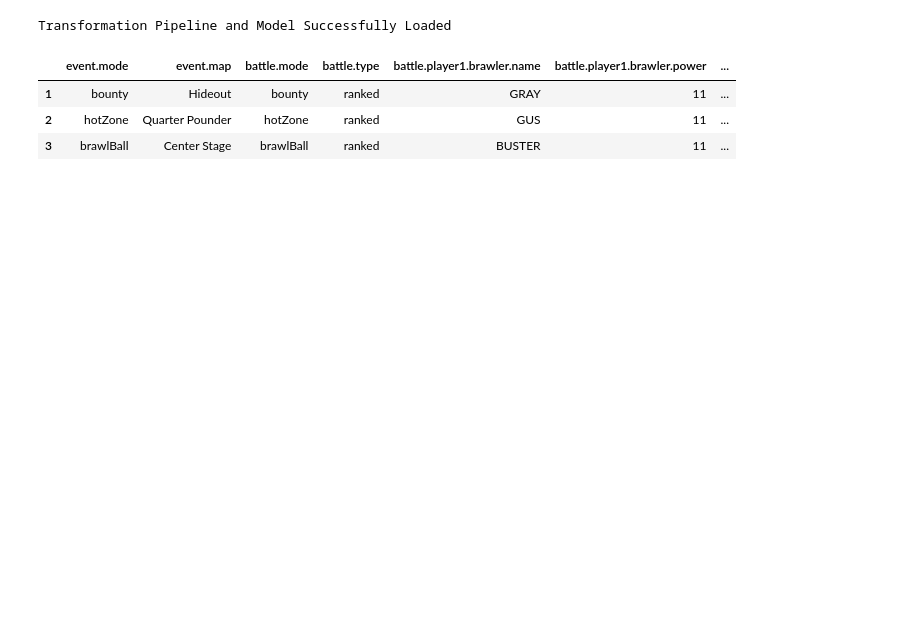
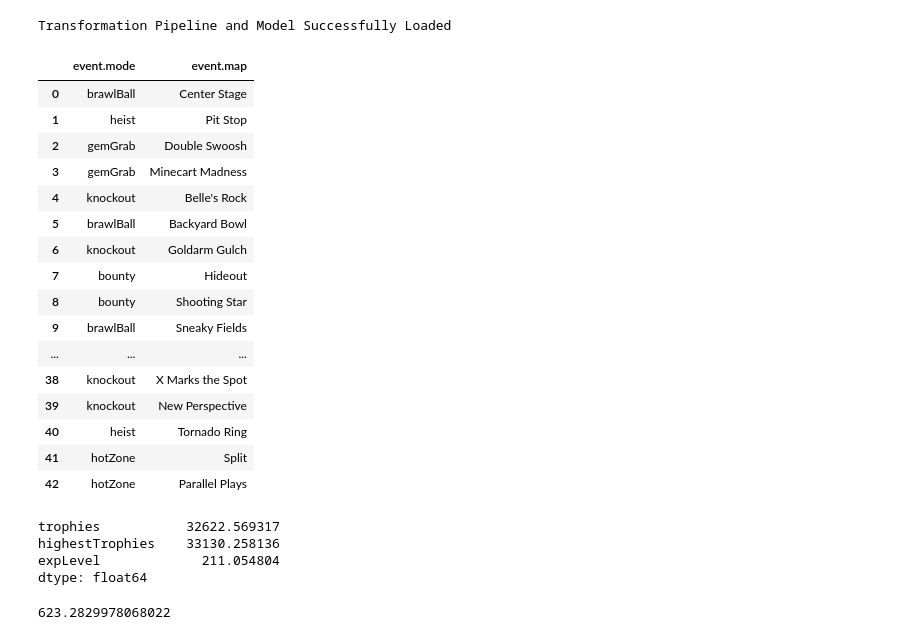
Before and after one commit to aquinteros/BrawlStars_Analytics, a Jupyter notebook: brawlstars_predictor.ipynb, the cells around one changed output. Cells and saved outputs as stored; diff of their text form; code cells hidden in the pictures; blank space fills up the shorter version.

```diff
--- a/brawlstars_predictor.ipynb
+++ b/brawlstars_predictor.ipynb
@@ -16,7 +14,0 @@ testing = pd.read_csv('datasets/predictions/predictions_lc.csv', index_col=0)
-# %%
-testing.head()
-# %% [output]
-|  | event.mode | event.map | battle.mode | battle.type | battle.player1.brawler.name | battle.player1.brawler.power | ... |
-| 1 | bounty | Hideout | bounty | ranked | GRAY | 11 | ... |
-| 2 | hotZone | Quarter Pounder | hotZone | ranked | GUS | 11 | ... |
-| 3 | brawlBall | Center Stage | brawlBall | ranked | BUSTER | 11 | ... |
@@ -22,0 +19,40 @@ testing.head()
+# %%
+mode_map = battlelog[['event.mode','event.map']].drop_duplicates().reset_index(drop=True)
+mode_map
+# %% [output]
+|  | event.mode | event.map |
+| 0 | brawlBall | Center Stage |
+| 1 | heist | Pit Stop |
+| 2 | gemGrab | Double Swoosh |
+| 3 | gemGrab | Minecart Madness |
+| 4 | knockout | Belle's Rock |
+| 5 | brawlBall | Backyard Bowl |
+| 6 | knockout | Goldarm Gulch |
+| 7 | bounty | Hideout |
+| 8 | bounty | Shooting Star |
+| 9 | brawlBall | Sneaky Fields |
+| ... | ... | ... |
+| 38 | knockout | X Marks the Spot |
+| 39 | knockout | New Perspective |
+| 40 | heist | Tornado Ring |
+| 41 | hotZone | Split |
+| 42 | hotZone | Parallel Plays |
+# %%
+avg_rank = players[['trophies','highestTrophies','expLevel']].agg(np.mean)
+avg_rank
+# %% [output]
+trophies           32622.569317
+highestTrophies    33130.258136
+expLevel             211.054804
+dtype: float64
+# %%
+avg_trophies = pd.concat([
+	battlelog['battle.team1.player1.brawler.trophies'],
+	battlelog['battle.team1.player2.brawler.trophies'],
+	battlelog['battle.team1.player3.brawler.trophies'],
+	battlelog['battle.team2.player1.brawler.trophies'],
+	battlelog['battle.team2.player2.brawler.trophies'],
+	battlelog['battle.team2.player3.brawler.trophies']]).agg(np.mean)
+avg_trophies
+# %% [output]
+623.2829978068022
```
Also changed, not shown: parts of 13 cells of this notebook, 4 other files.
